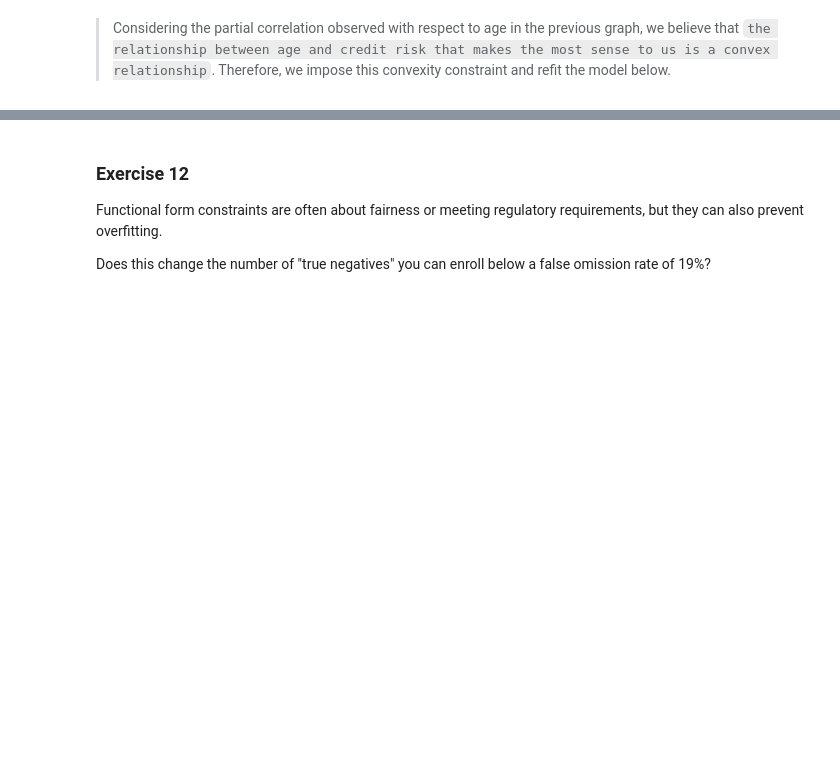
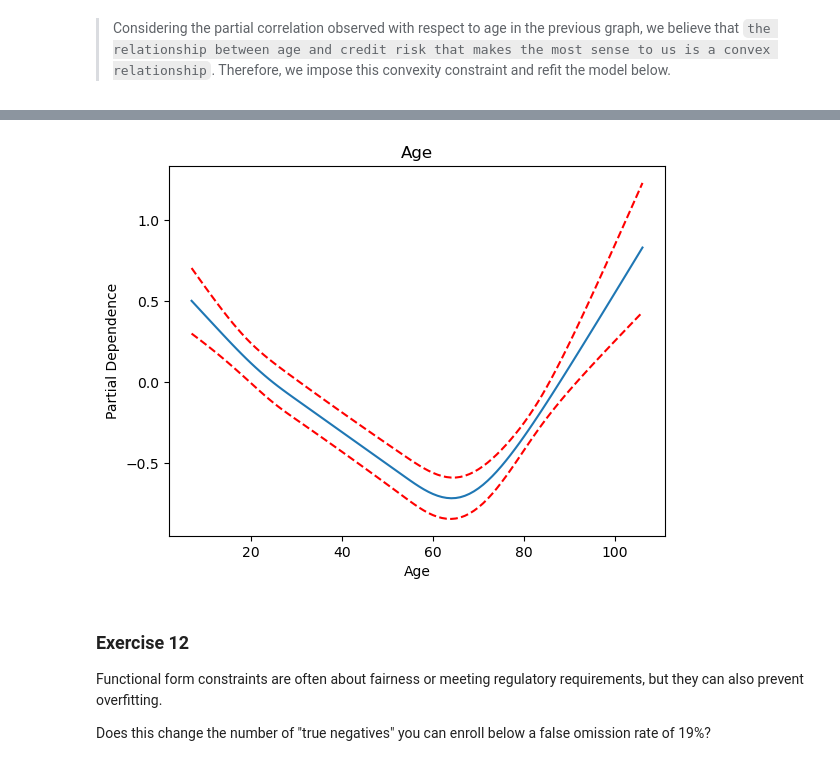
Before and after one commit to BarbaraPFloresRios/IDS701_UnifyingDataScience_CausalInference, a Jupyter notebook: 20240305_ExerciseInterpretableModelsGAM/exercise_interpretable.ipynb, the cells around one changed output, grey strips where cells are left out. Drawn from its saved outputs; the diff is of its cells as text; code cells hidden in the pictures; blank space fills up the shorter version.

```diff
--- a/20240305_ExerciseInterpretableModelsGAM/exercise_interpretable.ipynb
+++ b/20240305_ExerciseInterpretableModelsGAM/exercise_interpretable.ipynb
@@ -693,19 +811,20 @@ gam.gridsearch(X_train.values, y_train.values)
 # %%
 important_features = [2, 3, 5]
 
 # Plotting the partial dependence plots
 plt.figure()
 title = "Age"
 i = 5
 XX = gam.generate_X_grid(term=i)
 plt.plot(XX[:, i], gam.partial_dependence(term=i, X=XX))
-plt.plot(XX[:, i], gam.partial_dependence(
-    term=i, X=XX, width=0.95)[1], c="r", ls="--")
+plt.plot(XX[:, i], gam.partial_dependence(term=i, X=XX, width=0.95)[1], c="r", ls="--")
 plt.title(title)
 # adding x and y labels
 plt.xlabel("Age")
 plt.ylabel("Partial Dependence")
 plt.show()
+# %% [output]
+[figure, added]
 # %% [markdown]
 ### Exercise 12
 
```
Also changed, not shown: parts of 22 cells of this notebook.
